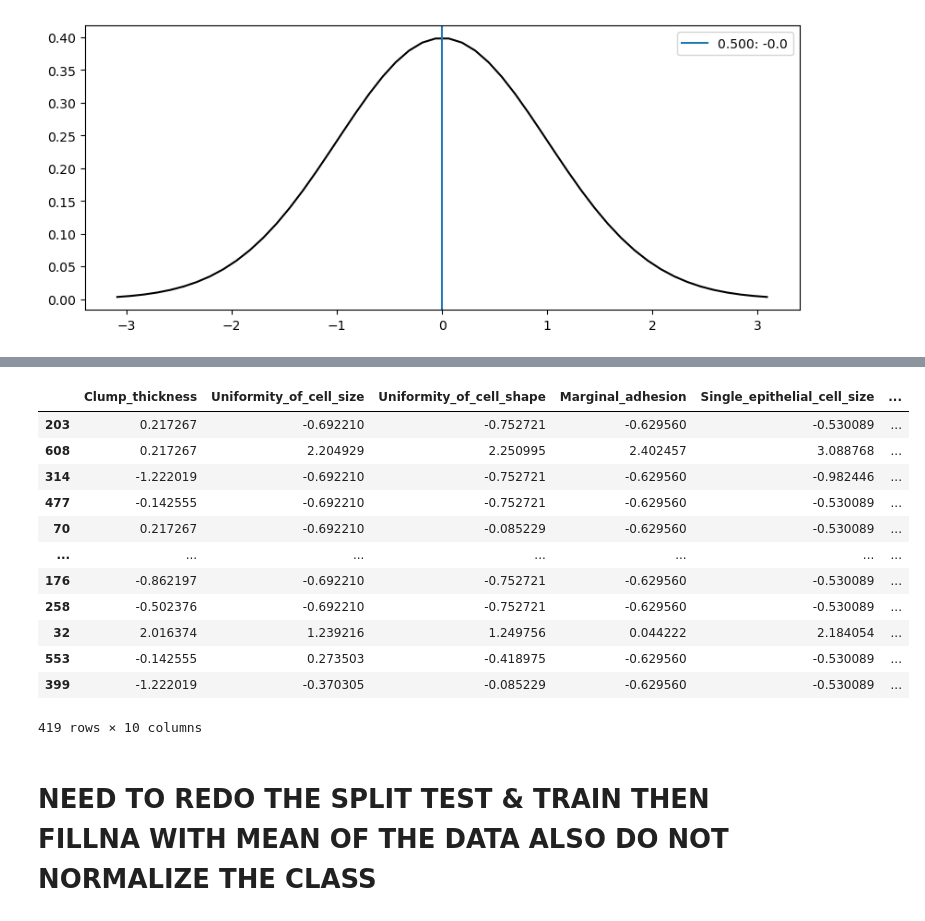
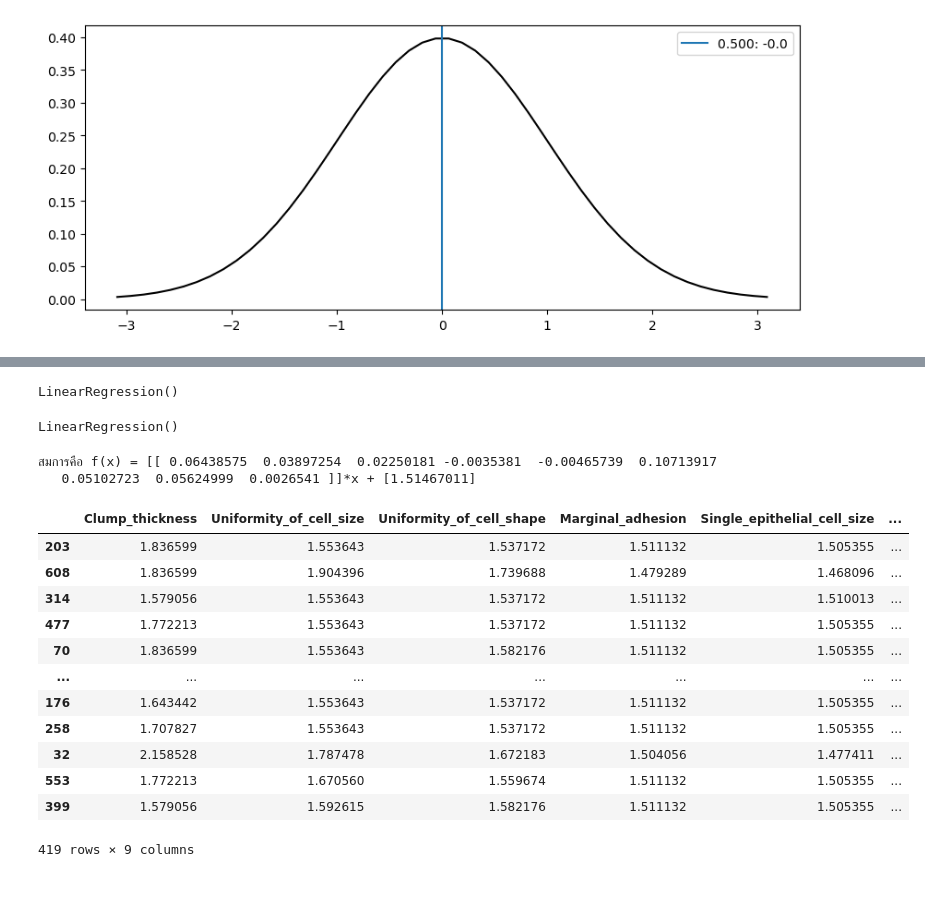
Before and after one commit to andaraiwin/NN, a Jupyter notebook: NN.ipynb, the cells around one changed output, grey strips where cells are left out. Saved outputs shown, nothing was run; the diff lists cells and outputs as text; code cells hidden in the pictures; blank space fills up the shorter version.

Commit message:
implement neural network which is work for one instance now, has to implement the loop so that it can train with the whole dataset

```diff
--- a/NN.ipynb
+++ b/NN.ipynb
@@ -236,0 +243,3 @@ data_new.loc[flag4, 'Bare_nuclei'].count()
+# %%
+flags = (data['Bare_nuclei'].isna())
+data.loc[flags, 'Bare_nuclei'] = 1
@@ -241,9 +266,9 @@ data_new.loc[flag4, 'Bare_nuclei'].count()
 # %%
 from sklearn.model_selection import train_test_split
 
-labels = data_new['Class']
+labels = y['Class']
 
-X_train, X_test = train_test_split(data_new,
+X_train, X_test, y_train, y_test = train_test_split(data, y,
                                                     train_size=0.6,
                                                     random_state=123,
                                                     stratify=labels)
@@ -357,18 +348,34 @@ new_X_train.fillna(mean, inplace=True)
-# %%
-new_X_train
-# %% [output]
-|  | Clump_thickness | Uniformity_of_cell_size | Uniformity_of_cell_shape | Marginal_adhesion | Single_epithelial_cell_size | ... |
-| 203 | 0.217267 | -0.692210 | -0.752721 | -0.629560 | -0.530089 | ... |
-| 608 | 0.217267 | 2.204929 | 2.250995 | 2.402457 | 3.088768 | ... |
-| 314 | -1.222019 | -0.692210 | -0.752721 | -0.629560 | -0.982446 | ... |
-| 477 | -0.142555 | -0.692210 | -0.752721 | -0.629560 | -0.530089 | ... |
-| 70 | 0.217267 | -0.692210 | -0.085229 | -0.629560 | -0.530089 | ... |
-| ... | ... | ... | ... | ... | ... | ... |
-| 176 | -0.862197 | -0.692210 | -0.752721 | -0.629560 | -0.530089 | ... |
-| 258 | -0.502376 | -0.692210 | -0.752721 | -0.629560 | -0.530089 | ... |
-| 32 | 2.016374 | 1.239216 | 1.249756 | 0.044222 | 2.184054 | ... |
-| 553 | -0.142555 | 0.273503 | -0.418975 | -0.629560 | -0.530089 | ... |
-| 399 | -1.222019 | -0.370305 | -0.085229 | -0.629560 | -0.530089 | ... |
-419 rows × 10 columns
-# %% [markdown]
-# NEED TO REDO THE SPLIT TEST & TRAIN THEN FILLNA WITH MEAN OF THE DATA ALSO DO NOT NORMALIZE THE CLASS
+# %%
+from sklearn.linear_model import LinearRegression
+model = LinearRegression()
+model
+# %% [output]
+LinearRegression()
+# %%
+model.fit(X_train, y_train)
+# %% [output]
+LinearRegression()
+# %%
+w = model.coef_
+b = model.intercept_
+print(f'สมการคือ f(x) = {w}*x + {b}')
+# %% [output]
+สมการคือ f(x) = [[ 0.06438575  0.03897254  0.02250181 -0.0035381  -0.00465739  0.10713917
+   0.05102723  0.05624999  0.0026541 ]]*x + [1.51467011]
+# %%
+[ 0.06438575,  0.03897254,  0.02250181, -0.0035381,  -0.00465739,  0.10713917,
+  0.05102723,  0.05624999,  0.0026541 ]*X_train + 1.51467011
+# %% [output]
+|  | Clump_thickness | Uniformity_of_cell_size | Uniformity_of_cell_shape | Marginal_adhesion | Single_epithelial_cell_size | ... |
+| 203 | 1.836599 | 1.553643 | 1.537172 | 1.511132 | 1.505355 | ... |
+| 608 | 1.836599 | 1.904396 | 1.739688 | 1.479289 | 1.468096 | ... |
+| 314 | 1.579056 | 1.553643 | 1.537172 | 1.511132 | 1.510013 | ... |
+| 477 | 1.772213 | 1.553643 | 1.537172 | 1.511132 | 1.505355 | ... |
+| 70 | 1.836599 | 1.553643 | 1.582176 | 1.511132 | 1.505355 | ... |
+| ... | ... | ... | ... | ... | ... | ... |
+| 176 | 1.643442 | 1.553643 | 1.537172 | 1.511132 | 1.505355 | ... |
+| 258 | 1.707827 | 1.553643 | 1.537172 | 1.511132 | 1.505355 | ... |
+| 32 | 2.158528 | 1.787478 | 1.672183 | 1.504056 | 1.477411 | ... |
+| 553 | 1.772213 | 1.670560 | 1.559674 | 1.511132 | 1.505355 | ... |
+| 399 | 1.579056 | 1.592615 | 1.582176 | 1.511132 | 1.505355 | ... |
+419 rows × 9 columns
```
Also changed, not shown: parts of 35 cells of this notebook, 4 other files.
